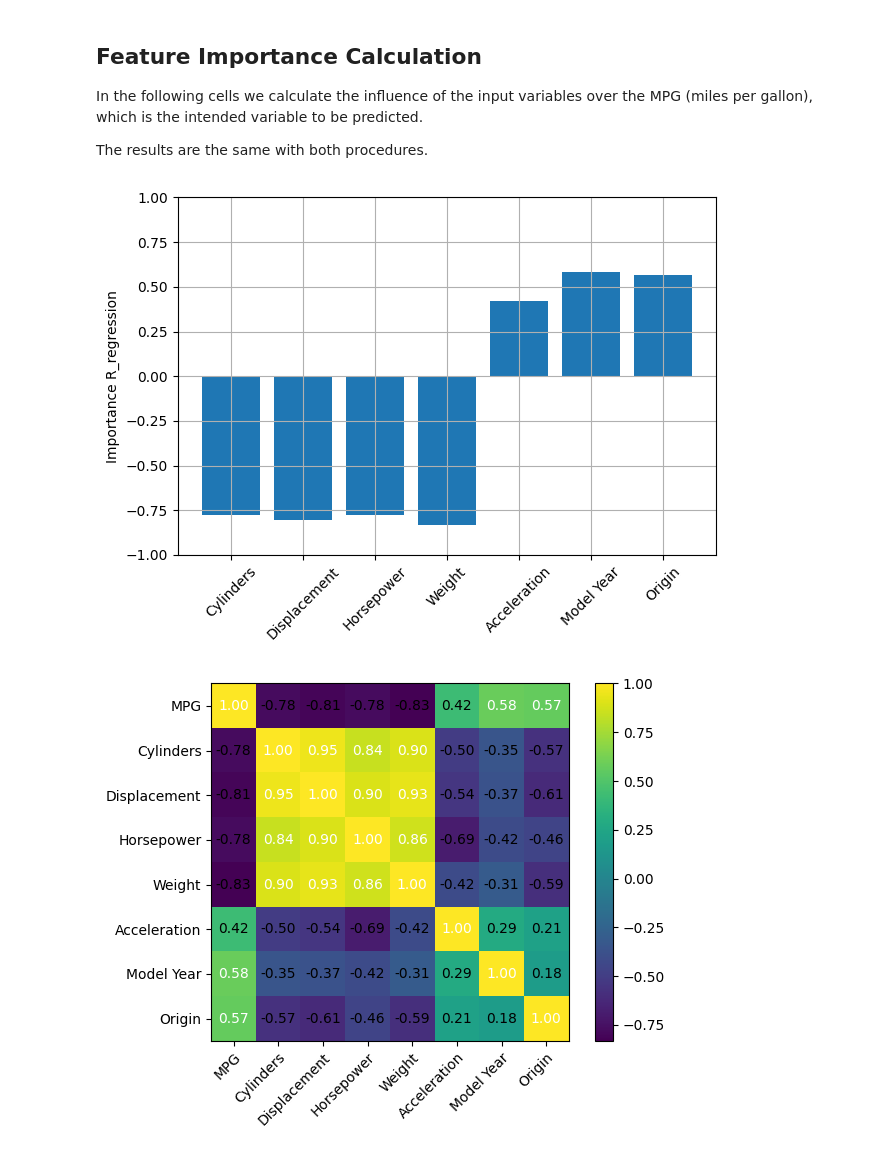
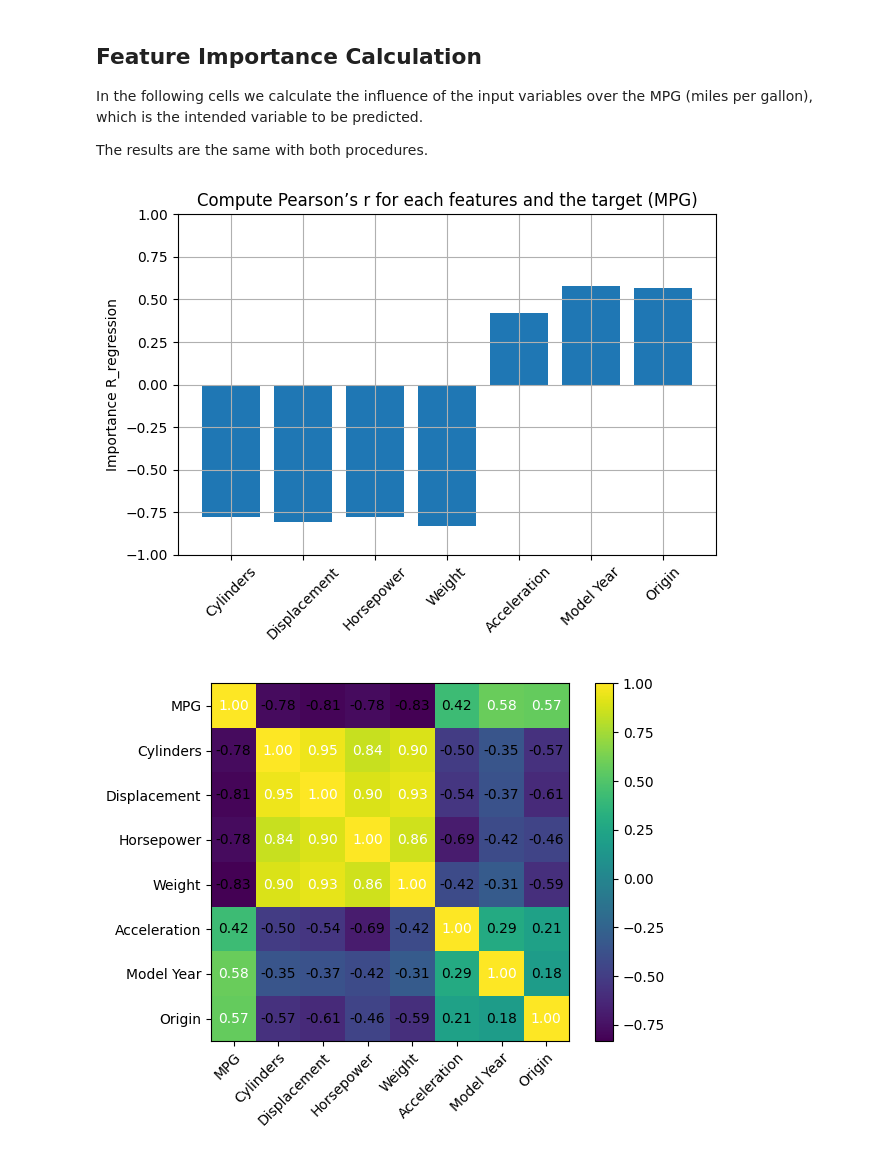
Before and after one commit to MarioRasconMerinoML/Machine_Learning, a Jupyter notebook: Regression_Problems/Predicting_Car_Fuel_Consumption/Predicting_Fuel_Consumption_with_Keras_TF.ipynb, the cells around one changed output. Saved outputs shown, nothing was run; the diff lists cells and outputs as text; code cells hidden in the pictures.

```diff
--- a/Regression_Problems/Predicting_Car_Fuel_Consumption/Predicting_Fuel_Consumption_with_Keras_TF.ipynb
+++ b/Regression_Problems/Predicting_Car_Fuel_Consumption/Predicting_Fuel_Consumption_with_Keras_TF.ipynb
@@ -100,19 +122,23 @@ In the following cells we calculate the influence of the input variables over th
 The results are the same with both procedures.
 # %%
 from sklearn.feature_selection import r_regression
+# For further information on r_regression look at:
+# https://scikit-learn.org/stable/modules/generated/sklearn.feature_selection.r_regression.html#sklearn.feature_selection.r_regression
+
 X= df_clean.iloc[:,1:].values
 y = df_clean.iloc[:,0].values
 importances = r_regression(X, y, center=True, force_finite=True)
 
 fig, ax = plt.subplots()
 ax.bar(range(7), importances, align = 'center')
 ax.set_ylabel('Importance R_regression')
 ax.set_xticks(range(7))
 ax.set_xticklabels(df_clean.columns[1:], rotation = 45)
+plt.title('Compute Pearson’s r for each features and the target (MPG)')
 plt.ylim([-1,1])
 plt.tight_layout()
 plt.grid(True)
 plt.show()
 # %% [output]
-[figure, old version]
+[figure, new version]
 # %%
```
Also changed, not shown: parts of 13 cells of this notebook.
